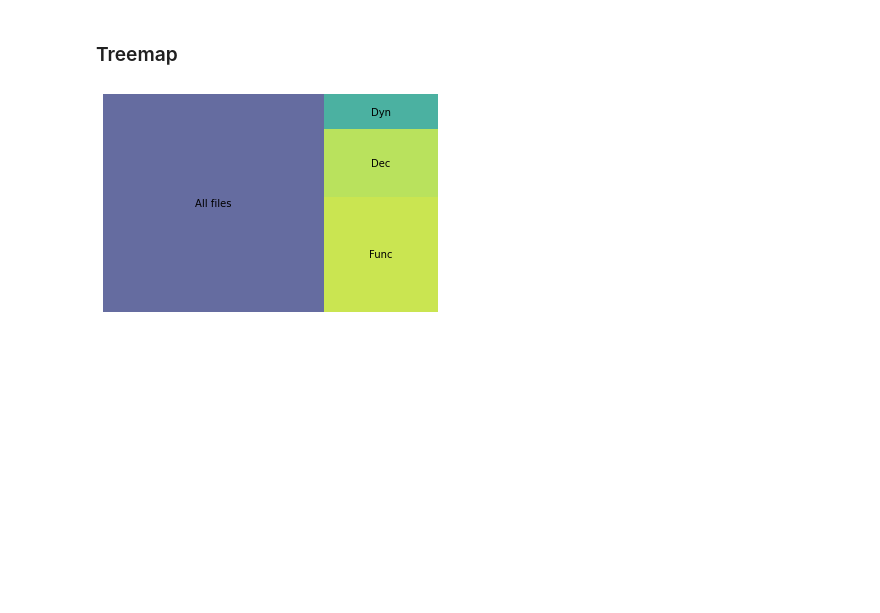
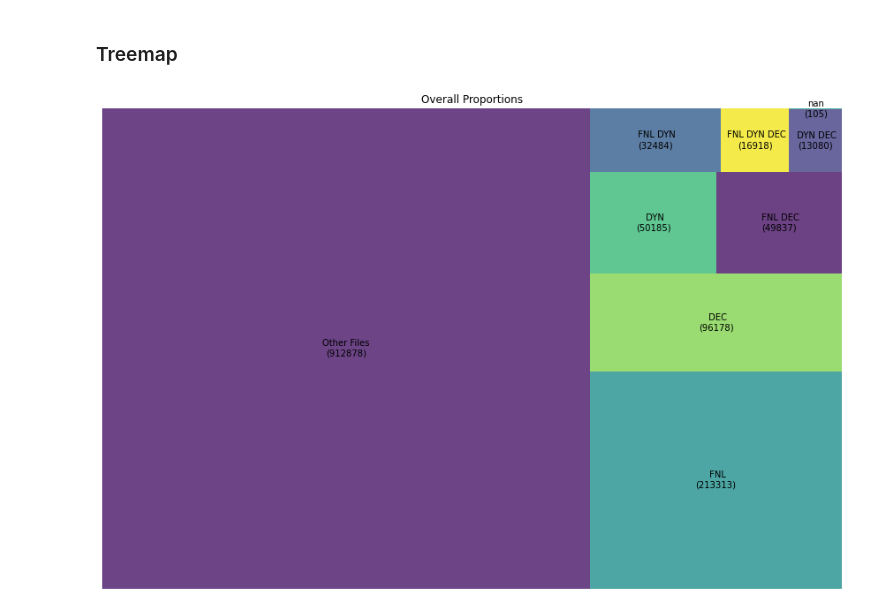
Before and after one commit to 2042Third/ast_analysis_python, a Jupyter notebook: scripts/plots.ipynb, the cells around one changed output. Cells and saved outputs as stored; diff of their text form; code cells hidden in the pictures; blank space fills up the shorter version.

```diff
--- a/scripts/plots.ipynb
+++ b/scripts/plots.ipynb
@@ -264,14 +262,19 @@ plt.show()
 ### Treemap
 # %%
 
-import squarify    # pip install squarify (algorithm for treemap)
+import squarify
+plt.figure(figsize=(15,10))
+func_freq_d = pd.read_csv('../outputs/filewise_frequency_stats.csv')
+func_freq = func_freq_d[['freq']]
+func_freq_name = func_freq_d[['features']]
 
-# Create a data frame with fake data
-df = pd.DataFrame({'nb_people':[912878,249641,147235,75119], 'group':["All files", "Func", "Dec", "Dyn"] })
-
-# plot it
-squarify.plot(sizes=df['nb_people'], label=df['group'], alpha=.8 )
+plt.title('Overall Proportions')
+a = [912878]+list(func_freq["freq"])
+b = ["Other Files"]+list(func_freq_name['features'])
+df = pd.DataFrame({'nb_people':a, 'group':b })
+c = ["{}\n({})".format(b[i],a[i])for i in range(len(a))]
+squarify.plot(sizes=df['nb_people'], label=c, alpha=.8 )
 plt.axis('off')
 plt.show()
 # %% [output]
-[figure, old version]
+[figure, new version]
```
Also changed, not shown: parts of 6 cells of this notebook, 17 other files.
